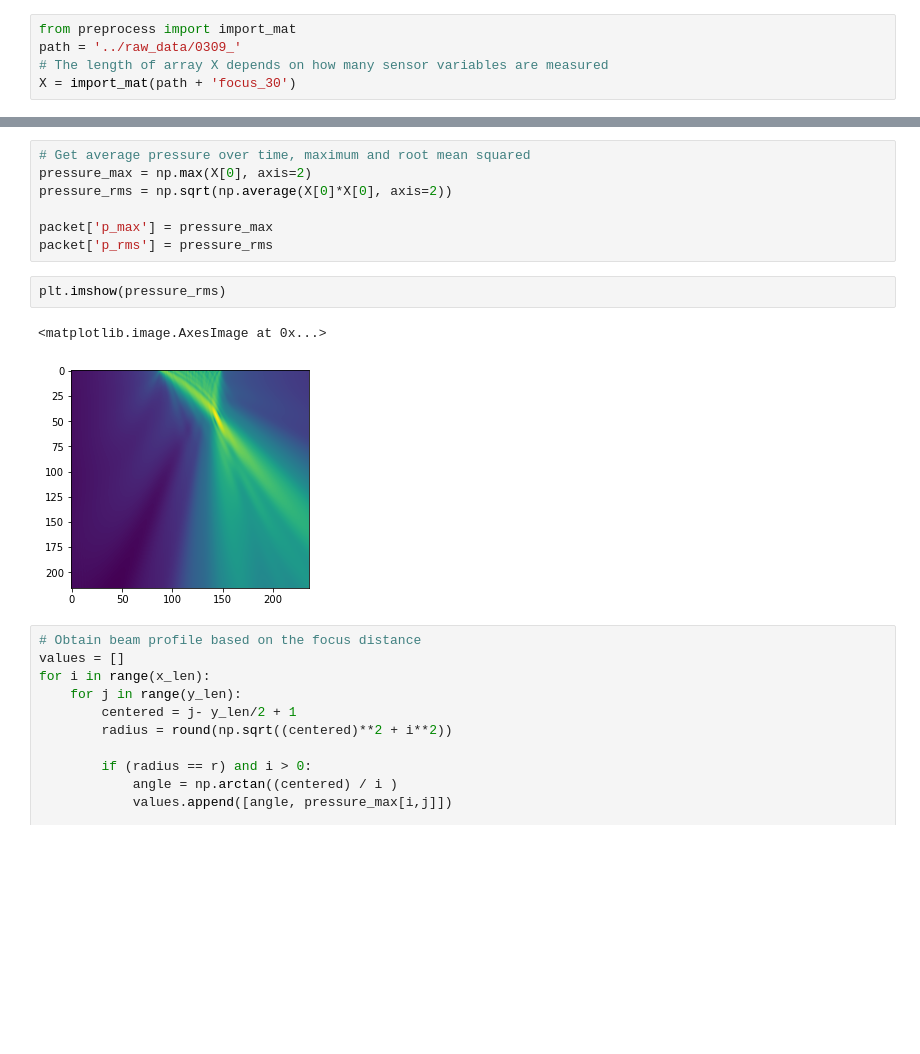
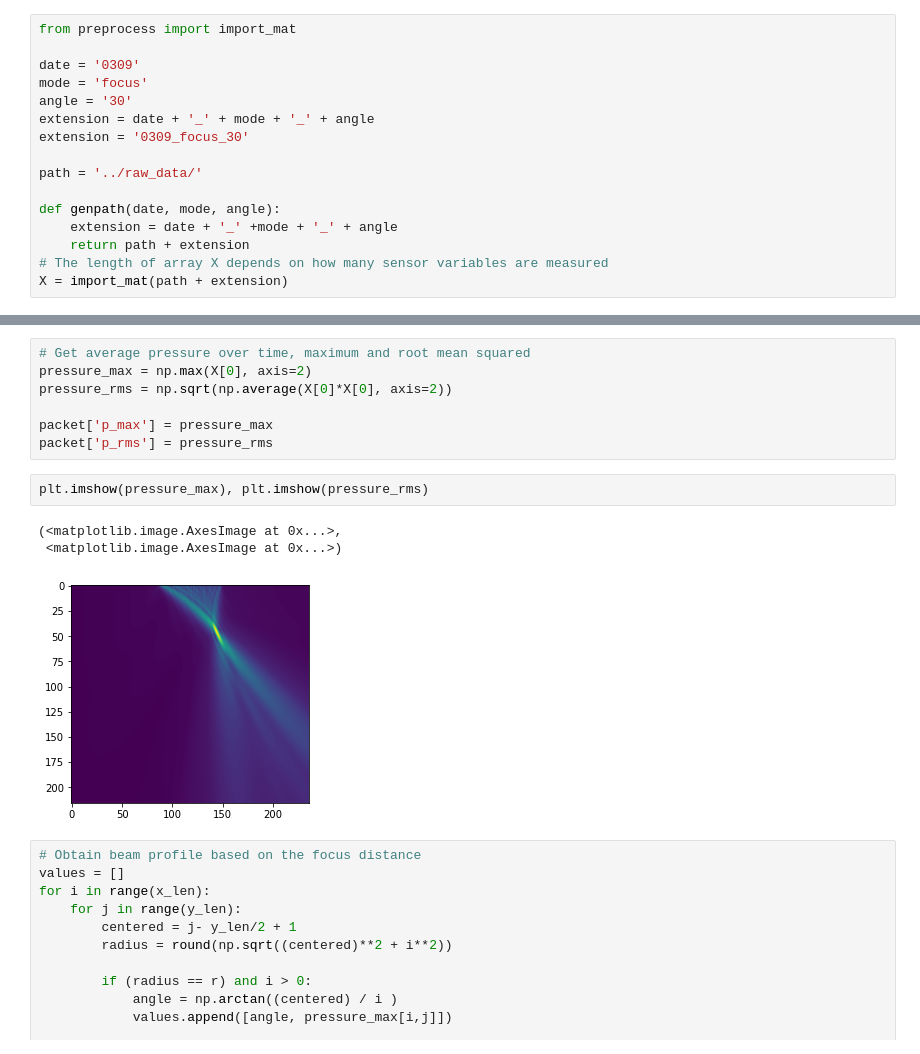
Before and after one commit to kwokkenton/dormouse, a Jupyter notebook: analysis/process.ipynb, the cells around one changed output, grey strips where cells are left out. Saved outputs shown, nothing was run; the diff lists cells and outputs as text; blank space fills up the shorter version.

Commit message:
Add plots for beam profile etc.

```diff
--- a/analysis/process.ipynb
+++ b/analysis/process.ipynb
@@ -41,6 +41,17 @@ from scipy.signal import correlate
 from operator import itemgetter
 # %%
 from preprocess import import_mat
-path = '../raw_data/0309_'
+
+date = '0309'
+mode = 'focus'
+angle = '30'
+extension = date + '_' + mode + '_' + angle
+extension = '0309_focus_30'
+
+path = '../raw_data/'
+
+def genpath(date, mode, angle):
+    extension = date + '_' +mode + '_' + angle
+    return path + extension
 # The length of array X depends on how many sensor variables are measured
-X = import_mat(path + 'focus_30')
+X = import_mat(path + extension)
@@ -66,10 +79,11 @@ pressure_rms = np.sqrt(np.average(X[0]*X[0], axis=2))
 packet['p_max'] = pressure_max
 packet['p_rms'] = pressure_rms
 # %%
-plt.imshow(pressure_rms)
+plt.imshow(pressure_max), plt.imshow(pressure_rms)
 # %% [output]
-<matplotlib.image.AxesImage at 0x...>
+(<matplotlib.image.AxesImage at 0x...>,
+ <matplotlib.image.AxesImage at 0x...>)
-[figure, old version]
+[figure, new version]
 # %%
 # Obtain beam profile based on the focus distance
 values = []
```
Also changed, not shown: parts of 9 cells of this notebook, 2 other files.
